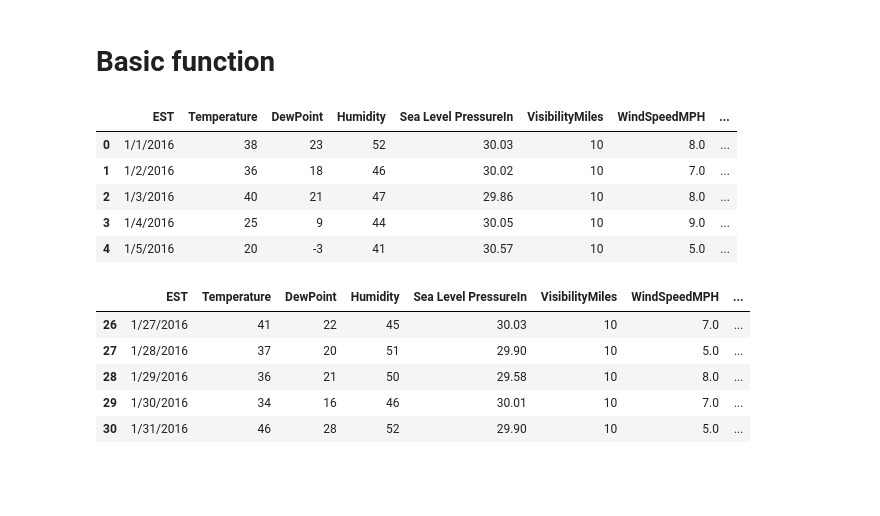
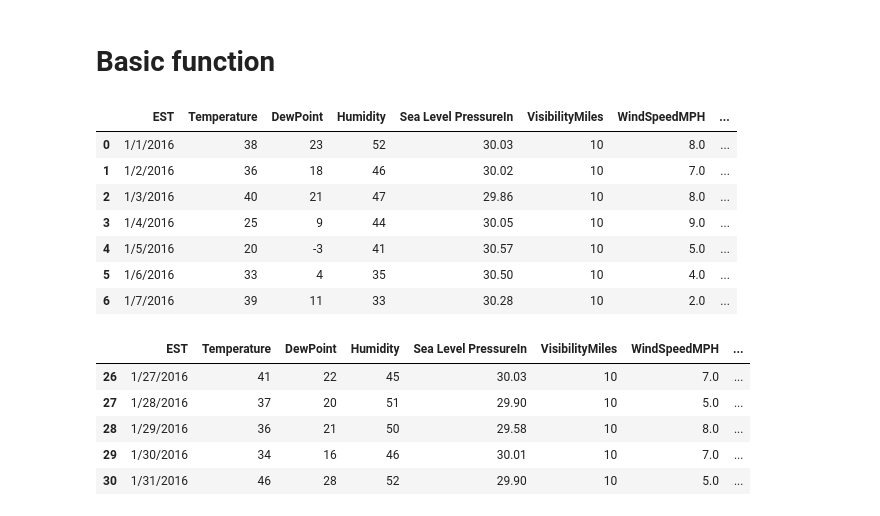
Before and after one commit to ngzhiwei517/Machine_Learning_Self-Learn, a Jupyter notebook: Pandas.ipynb, the cells around one changed output. Drawn from its saved outputs; the diff is of its cells as text; code cells hidden in the pictures; blank space fills up the shorter version.

```diff
--- a/Pandas.ipynb
+++ b/Pandas.ipynb
@@ -30,14 +30,16 @@ df['Temperature'].max()
 # %% [markdown]
 # Basic function
 # %%
-df.head() #show first 5 rows
+df.head(7) #show first 5 rows
 # %% [output]
 |  | EST | Temperature | DewPoint | Humidity | Sea Level PressureIn | VisibilityMiles | WindSpeedMPH | ... |
 | 0 | 1/1/2016 | 38 | 23 | 52 | 30.03 | 10 | 8.0 | ... |
 | 1 | 1/2/2016 | 36 | 18 | 46 | 30.02 | 10 | 7.0 | ... |
 | 2 | 1/3/2016 | 40 | 21 | 47 | 29.86 | 10 | 8.0 | ... |
 | 3 | 1/4/2016 | 25 | 9 | 44 | 30.05 | 10 | 9.0 | ... |
 | 4 | 1/5/2016 | 20 | -3 | 41 | 30.57 | 10 | 5.0 | ... |
+| 5 | 1/6/2016 | 33 | 4 | 35 | 30.50 | 10 | 4.0 | ... |
+| 6 | 1/7/2016 | 39 | 11 | 33 | 30.28 | 10 | 2.0 | ... |
 # %%
 df.tail() #show the last 5 rows
 # %% [output]
```
Also changed, not shown: parts of 46 cells of this notebook.
